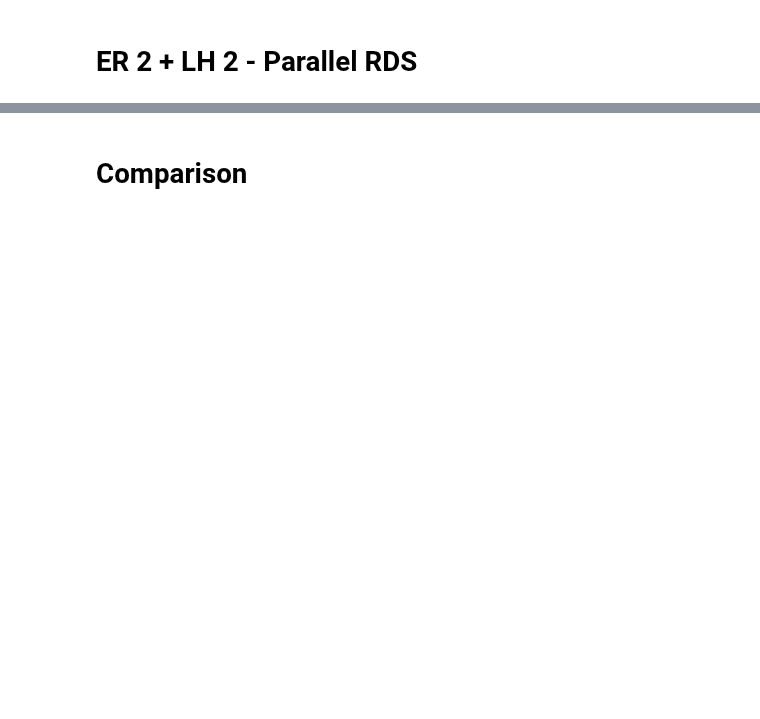
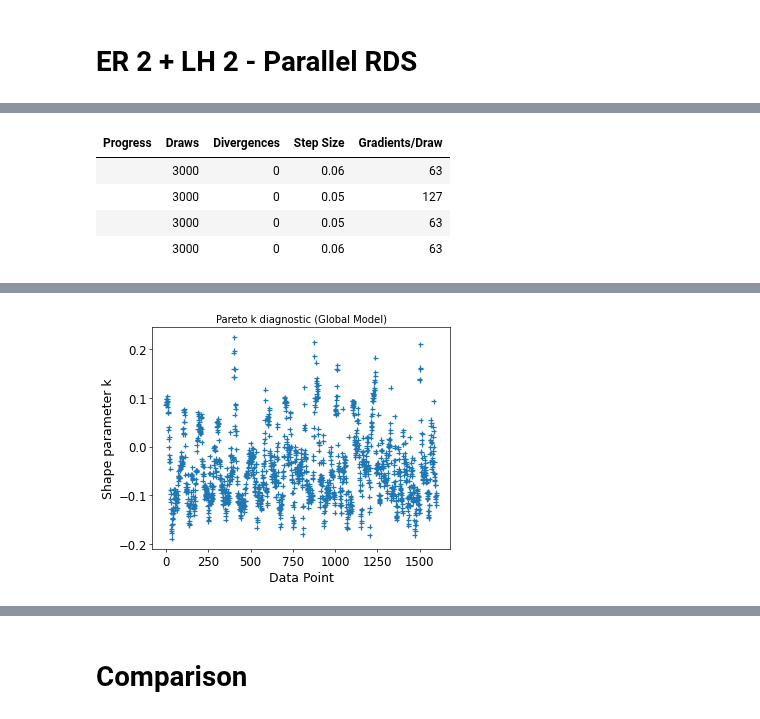
Before and after one commit to awasthivarun/MKM, a Jupyter notebook: CO_oxidation/Pt100_KOH_fitting_rate_replicates.ipynb, the cells around one changed output, grey strips where cells are left out. Cells and saved outputs as stored; diff of their text form; code cells hidden in the pictures; blank space fills up the shorter version.

Commit message:
Graphs beautified

```diff
--- a/CO_oxidation/Pt100_KOH_fitting_rate_replicates.ipynb
+++ b/CO_oxidation/Pt100_KOH_fitting_rate_replicates.ipynb
@@ -179,5 +327,5 @@ def plot_coverages(trace):
 # %%
-def fit_and_evaluate(model, draws=1000, tune=1000, chains=4, cores=2, init_mean=None, target_accept=0.95):
+def fit_and_evaluate(model, draws=1000, tune=2000, chains=4, cores=4, init_mean=None, target_accept=0.99):
     compiled_model = nutpie.compile_pymc_model(model)
     trace = nutpie.sample(compiled_model, draws=draws, tune=tune, chains=chains, cores=cores, init_mean=init_mean, target_accept=target_accept)
     pm.compute_log_likelihood(trace, progressbar=False, model=model)
@@ -189,5 +337,10 @@ def fit_and_evaluate(model, draws=1000, tune=1000, chains=4, cores=2, init_mean=
 
 def observables(log_rate_model):
     mu_log_rate = log_rate_model
+    mu_alpha, mu_delta_OH, mu_delta_CO = calc_observables(log_rate_model)
+    pm.Deterministic('alpha', mu_alpha)
+    pm.Deterministic('delta_OH', mu_delta_OH)
+    pm.Deterministic('delta_CO', mu_delta_CO)
+    pm.Deterministic('rate_linear', pt.exp(log_rate_model))
     log_rate = pm.StudentT('rate', nu=3, mu=mu_log_rate, sigma=log_rate_obs_SD, observed=log_rate_obs)
     return None, None, None, log_rate
@@ -713,0 +648,65 @@ rate: 0.845
+# %%
+# Eley-Rideal + Langmuir-Hinshelwood Hybrid Model - 2nd and 3rd steps are RDS
+with pm.Model() as ER_LH_2_3_Prior1:
+    '''
+    1. CO + * -> CO*
+    2a. CO* + OH- -> COOH* + (e-) (RDS) (Reversible)
+    2b. CO* + OH* -> COOH* + * (RDS) (Reversible)
+    3. COOH* + OH- -> CO2 + H2O + * + (e-) (RDS)
+    4. OH- + * -> OH* + (e-)
+    '''
+    # Priors
+    deltaG1_0 = pm.Uniform('deltaG1_0', lower=-0.2, upper=-0.1)
+    # deltaG4_0 = pm.Uniform('deltaG4_0', lower=-0.05, upper=0.05) # at 0V_SHE
+    deltaG4_0 = pm.Uniform('deltaG4_0', lower=-0.3, upper=-0.2) # at 0V_SHE
+    deltaG2_LH_0 = pm.Uniform('deltaG2_LH_0', lower=-2, upper=0.1) # at 0V_SHE
+    deltaG2_ER_0 = deltaG2_LH_0 + deltaG4_0 # Hess' law
+    beta_2 = pm.Uniform("beta_2", lower=0, upper=1)
+    beta_3 = pm.Uniform("beta_3", lower=0, upper=1)
+    Gact2_LH_0 = pm.Uniform('Gact2_LH_0', lower=1, upper=1.75)
+    Gact2_ER_0 = pm.Uniform('Gact2_ER_0', lower=1, upper=1.5) # at 0V_SHE
+    Gact3_0 = pm.Uniform('Gact3_0', lower=0.5, upper=1.5) # at 0V_SHE
+
+    # Thermodynamics
+    deltaG1 = deltaG1_0
+    deltaG2_ER = deltaG2_ER_0 - E_in
+    deltaG2_LH = deltaG2_LH_0
+    deltaG4 = deltaG4_0 - E_in
+    Gact2_LH = Gact2_LH_0
+    Gact2_ER = Gact2_ER_0 - beta_2*E_in
+    Gact3 = Gact3_0 - beta_3*E_in
+    log_K1 = -deltaG1/(kb_eV*T)
+    log_K2_LH = -deltaG2_LH/(kb_eV*T)
+    log_K2_ER = -deltaG2_ER/(kb_eV*T)
+    log_k2_LH = np.log(kb_J*T/h) - Gact2_LH/(kb_eV*T)
+    log_k2_ER = np.log(kb_J*T/h) - Gact2_ER/(kb_eV*T)
+    log_k3 = np.log(kb_J*T/h) - Gact3/(kb_eV*T)
+    log_K4 = -deltaG4/(kb_eV*T)
+
+    log_C_KOH = np.log(C_KOH_in)
+    term_CO = log_K1 + np.log(P_CO_in)
+    term_OH = log_K4 + log_C_KOH
+
+    zeros = pt.zeros_like(term_CO+term_OH)
+    log_Z = pt.logsumexp(pt.stack([zeros, term_CO+zeros, term_OH+zeros]), axis=0)
+    log_k2a_fwd = log_k2_ER + log_C_KOH; log_k2b_fwd = log_k2_LH
+    log_k2a_rev = log_k2_ER - log_K2_ER; log_k2b_rev = log_k2_LH - log_K2_LH
+    log_k3_fwd  = log_k3 + log_C_KOH
+    log_R_sink = pt.logaddexp(log_k2a_rev, log_k3_fwd); R_sink = pt.exp(log_R_sink)
+    log_a_quad = pt.logaddexp(log_k2b_fwd + term_CO + term_OH, log_Z + log_k2b_rev); a_quad = pt.exp(log_a_quad)
+    b_quad = pt.exp(log_k2a_fwd + term_CO) + pt.exp(log_Z + log_R_sink) - pt.exp(log_k2b_rev)
+    c_quad = -R_sink
+    theta = quadratic_solve(a_quad, b_quad, c_quad)
+    num_COOH = pt.exp(log_k2a_fwd + term_CO) * theta + pt.exp(log_k2b_fwd + term_CO + term_OH) * pt.sqr(theta)
+    den_COOH = R_sink + pt.exp(log_k2b_rev) * theta
+    theta_COOH = num_COOH / den_COOH
+
+    theta_CO = pm.Deterministic('theta_CO', pt.exp(term_CO) * theta)
+    theta_OH = pm.Deterministic('theta_OH', pt.exp(term_OH) * theta)
+    theta_COOH = pm.Deterministic('theta_COOH', theta_COOH)
+
+    log_rate = log_k3 + pt.log(theta_COOH) + log_C_KOH
+    alpha, delta_OH, delta_CO, rate = observables(log_rate)
+
+trace_ER_LH_2_3_Prior1, loo_ER_LH_2_3_Prior1 = fit_and_evaluate(ER_LH_2_3_Prior1)
+# %% [output]
@@ -713,0 +719,5 @@ rate: 0.845
+| Progress | Draws | Divergences | Step Size | Gradients/Draw |
+|  | 3000 | 0 | 0.06 | 63 |
+|  | 3000 | 0 | 0.05 | 127 |
+|  | 3000 | 0 | 0.05 | 63 |
+|  | 3000 | 0 | 0.06 | 63 |
@@ -713,0 +736 @@ rate: 0.845
+[figure, added]
```
Also changed, not shown: parts of 32 cells of this notebook, 12 other files.
